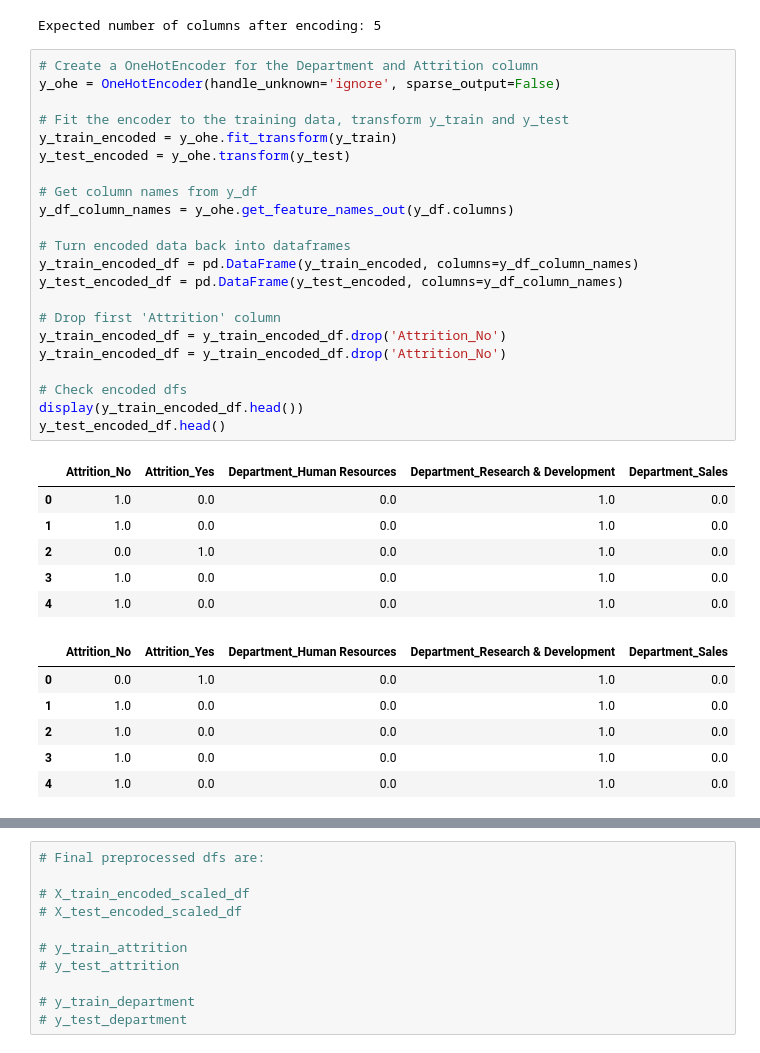
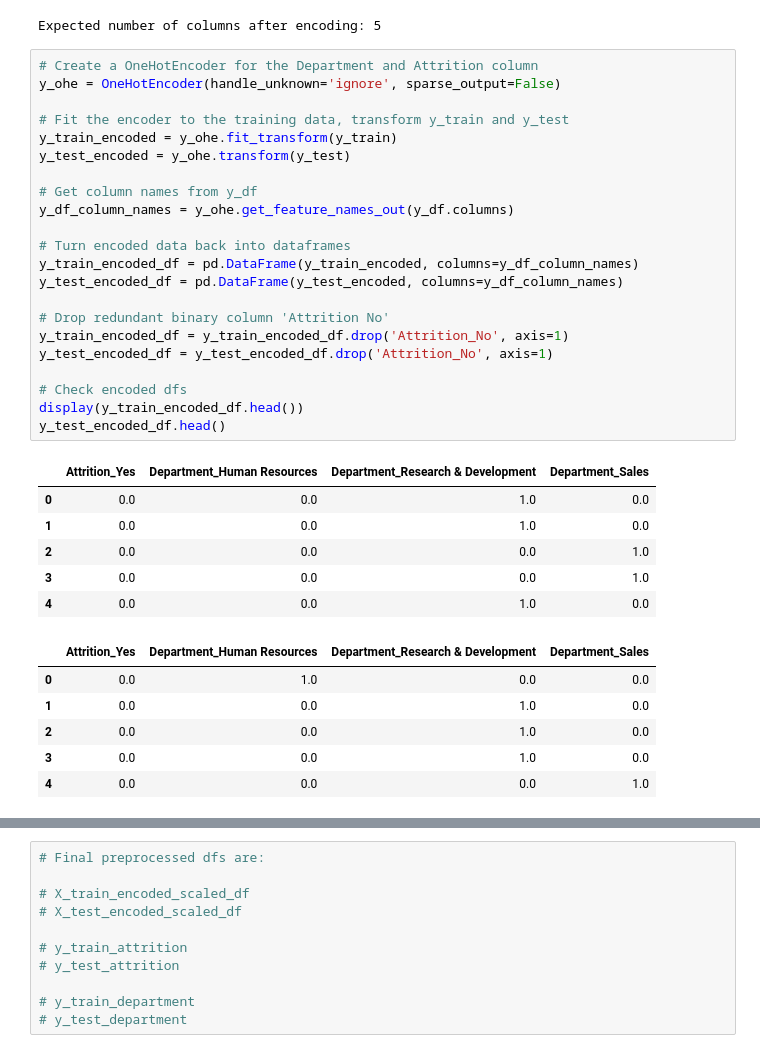
Before and after one commit to derek-rikke/neural-network-challenge-2, a Jupyter notebook: attrition.ipynb, the cells around one changed output, grey strips where cells are left out. Saved outputs shown, nothing was run; the diff lists cells and outputs as text.

```diff
--- a/attrition.ipynb
+++ b/attrition.ipynb
@@ -219,38 +223,38 @@ Expected number of columns after encoding: 5
 # %%
 # Create a OneHotEncoder for the Department and Attrition column
 y_ohe = OneHotEncoder(handle_unknown='ignore', sparse_output=False)
 
 # Fit the encoder to the training data, transform y_train and y_test
 y_train_encoded = y_ohe.fit_transform(y_train)
 y_test_encoded = y_ohe.transform(y_test)
 
 # Get column names from y_df
 y_df_column_names = y_ohe.get_feature_names_out(y_df.columns)
 
 # Turn encoded data back into dataframes
 y_train_encoded_df = pd.DataFrame(y_train_encoded, columns=y_df_column_names)
 y_test_encoded_df = pd.DataFrame(y_test_encoded, columns=y_df_column_names)
 
-# Drop first 'Attrition' column
-y_train_encoded_df = y_train_encoded_df.drop('Attrition_No')
-y_train_encoded_df = y_train_encoded_df.drop('Attrition_No')
+# Drop redundant binary column 'Attrition No'
+y_train_encoded_df = y_train_encoded_df.drop('Attrition_No', axis=1)
+y_test_encoded_df = y_test_encoded_df.drop('Attrition_No', axis=1)
 
 # Check encoded dfs
 display(y_train_encoded_df.head())
 y_test_encoded_df.head()
 # %% [output]
-|  | Attrition_No | Attrition_Yes | Department_Human Resources | Department_Research & Development | Department_Sales |
-| 0 | 1.0 | 0.0 | 0.0 | 1.0 | 0.0 |
-| 1 | 1.0 | 0.0 | 0.0 | 1.0 | 0.0 |
-| 2 | 0.0 | 1.0 | 0.0 | 1.0 | 0.0 |
-| 3 | 1.0 | 0.0 | 0.0 | 1.0 | 0.0 |
-| 4 | 1.0 | 0.0 | 0.0 | 1.0 | 0.0 |
+|  | Attrition_Yes | Department_Human Resources | Department_Research & Development | Department_Sales |
+| 0 | 0.0 | 0.0 | 1.0 | 0.0 |
+| 1 | 0.0 | 0.0 | 1.0 | 0.0 |
+| 2 | 0.0 | 0.0 | 0.0 | 1.0 |
+| 3 | 0.0 | 0.0 | 0.0 | 1.0 |
+| 4 | 0.0 | 0.0 | 1.0 | 0.0 |
-|  | Attrition_No | Attrition_Yes | Department_Human Resources | Department_Research & Development | Department_Sales |
-| 0 | 0.0 | 1.0 | 0.0 | 1.0 | 0.0 |
-| 1 | 1.0 | 0.0 | 0.0 | 1.0 | 0.0 |
-| 2 | 1.0 | 0.0 | 0.0 | 1.0 | 0.0 |
-| 3 | 1.0 | 0.0 | 0.0 | 1.0 | 0.0 |
-| 4 | 1.0 | 0.0 | 0.0 | 1.0 | 0.0 |
+|  | Attrition_Yes | Department_Human Resources | Department_Research & Development | Department_Sales |
+| 0 | 0.0 | 1.0 | 0.0 | 0.0 |
+| 1 | 0.0 | 0.0 | 1.0 | 0.0 |
+| 2 | 0.0 | 0.0 | 1.0 | 0.0 |
+| 3 | 0.0 | 0.0 | 1.0 | 0.0 |
+| 4 | 0.0 | 0.0 | 0.0 | 1.0 |
 # %%
 # Seperate into Attrition and Department dfs
 # Create funtion to split df by keyword
```
Also changed, not shown: parts of 15 cells of this notebook.
